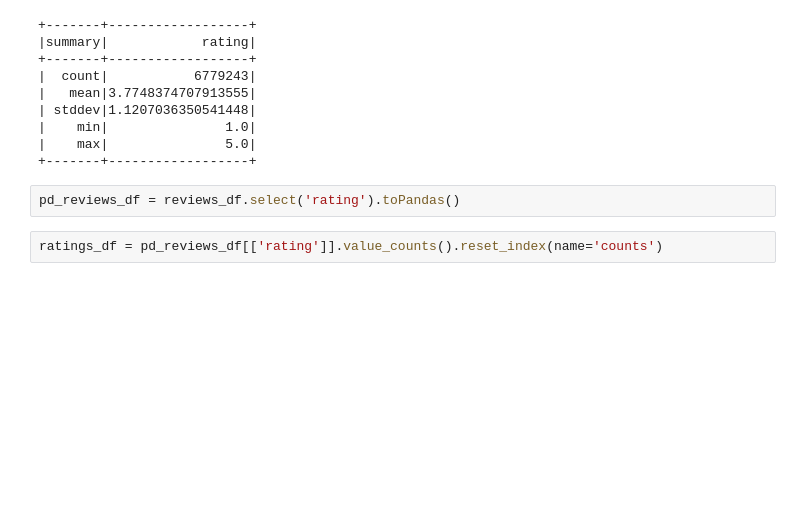
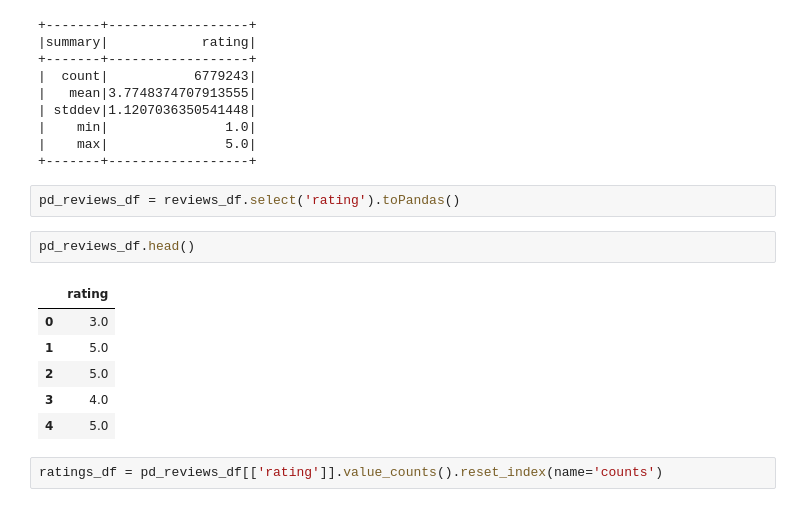
Before and after one commit to LuciaFores/big-data-computing, a Jupyter notebook: Project/Videogame_Recommender_System.ipynb, the cells around one changed output. Cells and saved outputs as stored; diff of their text form; blank space fills up the shorter version.

```diff
--- a/Project/Videogame_Recommender_System.ipynb
+++ b/Project/Videogame_Recommender_System.ipynb
@@ -1150,5 +1174,14 @@ reviews_df.select('rating').summary().show()
 +-------+------------------+
 # %%
 pd_reviews_df = reviews_df.select('rating').toPandas()
+# %%
+pd_reviews_df.head()
+# %% [output]
+|  | rating |
+| 0 | 3.0 |
+| 1 | 5.0 |
+| 2 | 5.0 |
+| 3 | 4.0 |
+| 4 | 5.0 |
 # %%
 ratings_df = pd_reviews_df[['rating']].value_counts().reset_index(name='counts')
```
Also changed, not shown: parts of 26 cells of this notebook, 1 other file.
